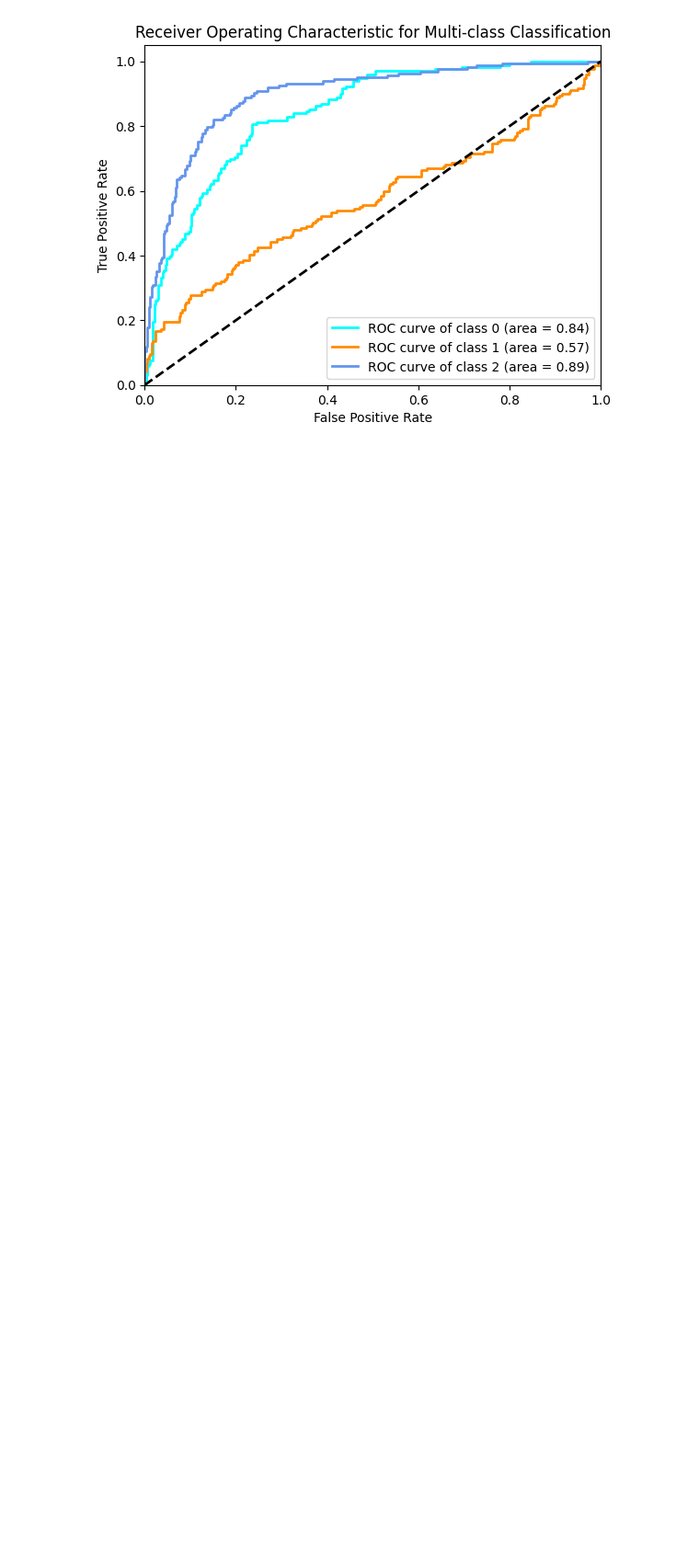
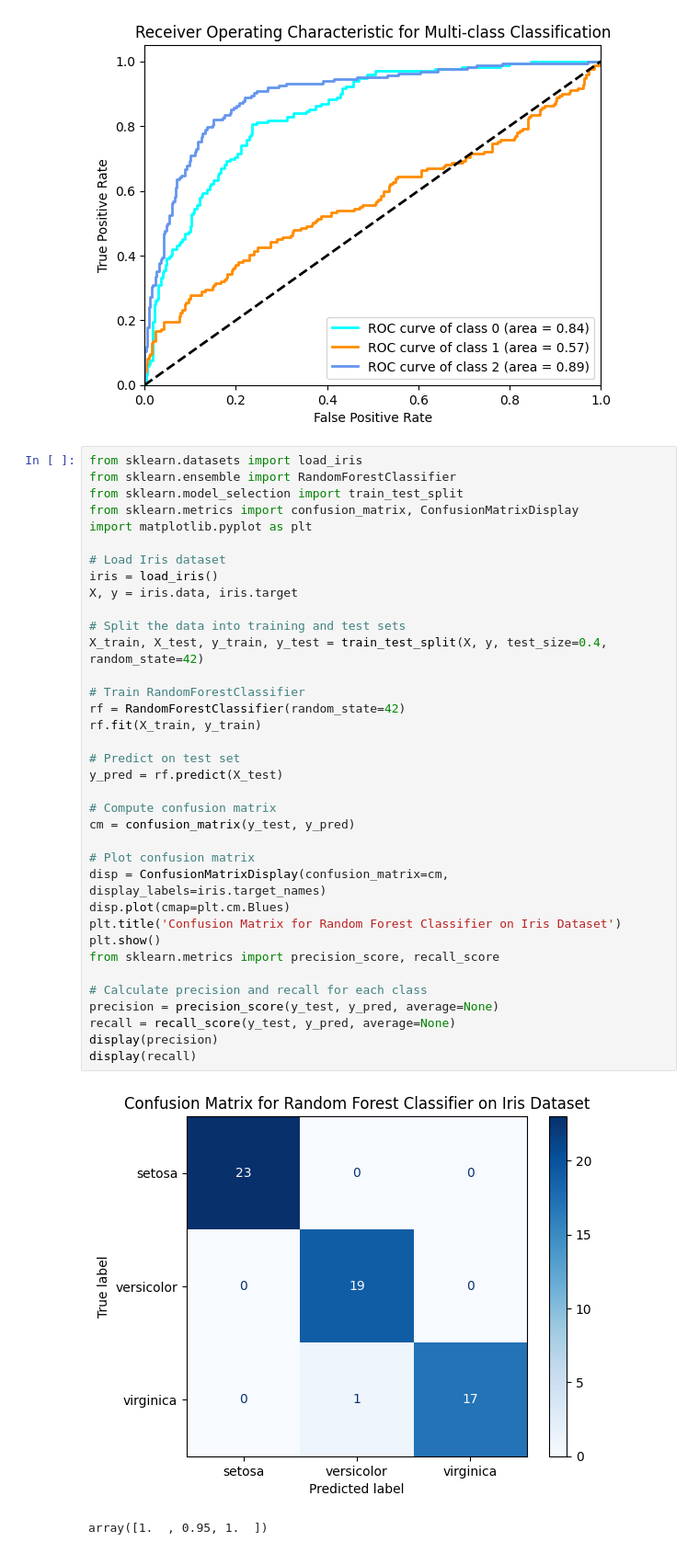
Before and after one commit to Versus-91/aitoolkit, a Jupyter notebook: test.ipynb, the cells around one changed output. Shown at 92% size. Drawn from its saved outputs; the diff is of its cells as text; blank space fills up the shorter version.

```diff
--- a/test.ipynb
+++ b/test.ipynb
@@ -814,3 +814,42 @@ plt.legend(loc="lower right")
 plt.show()
 # %% [output]
 [figure]
+# %%
+from sklearn.datasets import load_iris
+from sklearn.ensemble import RandomForestClassifier
+from sklearn.model_selection import train_test_split
+from sklearn.metrics import confusion_matrix, ConfusionMatrixDisplay
+import matplotlib.pyplot as plt
+
+# Load Iris dataset
+iris = load_iris()
+X, y = iris.data, iris.target
+
+# Split the data into training and test sets
+X_train, X_test, y_train, y_test = train_test_split(X, y, test_size=0.4, random_state=42)
+
+# Train RandomForestClassifier
+rf = RandomForestClassifier(random_state=42)
+rf.fit(X_train, y_train)
+
+# Predict on test set
+y_pred = rf.predict(X_test)
+
+# Compute confusion matrix
+cm = confusion_matrix(y_test, y_pred)
+
+# Plot confusion matrix
+disp = ConfusionMatrixDisplay(confusion_matrix=cm, display_labels=iris.target_names)
+disp.plot(cmap=plt.cm.Blues)
+plt.title('Confusion Matrix for Random Forest Classifier on Iris Dataset')
+plt.show()
+from sklearn.metrics import precision_score, recall_score
+
+# Calculate precision and recall for each class
+precision = precision_score(y_test, y_pred, average=None)
+recall = recall_score(y_test, y_pred, average=None)
+display(precision)
+display(recall)
+# %% [output]
+[figure, added]
+array([1.  , 0.95, 1.  ])
```
Also changed, not shown: parts of 1 cell of this notebook, 8 other files.
